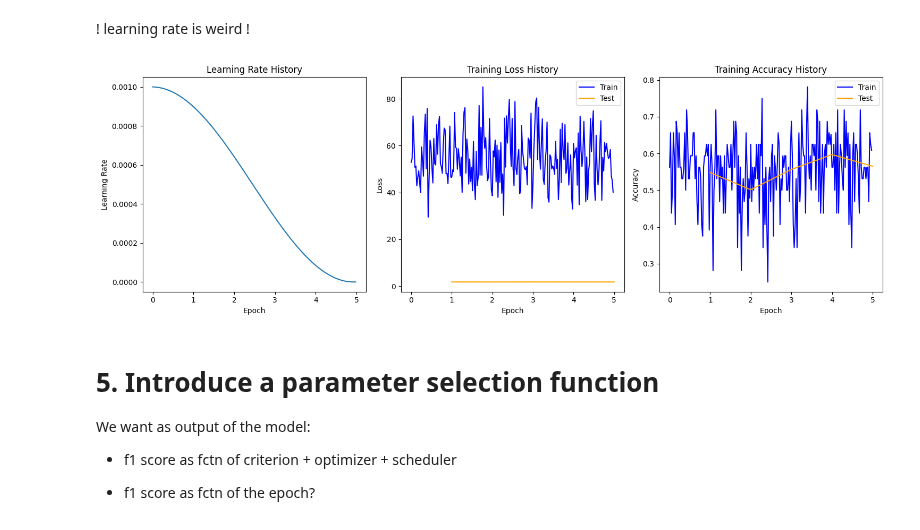
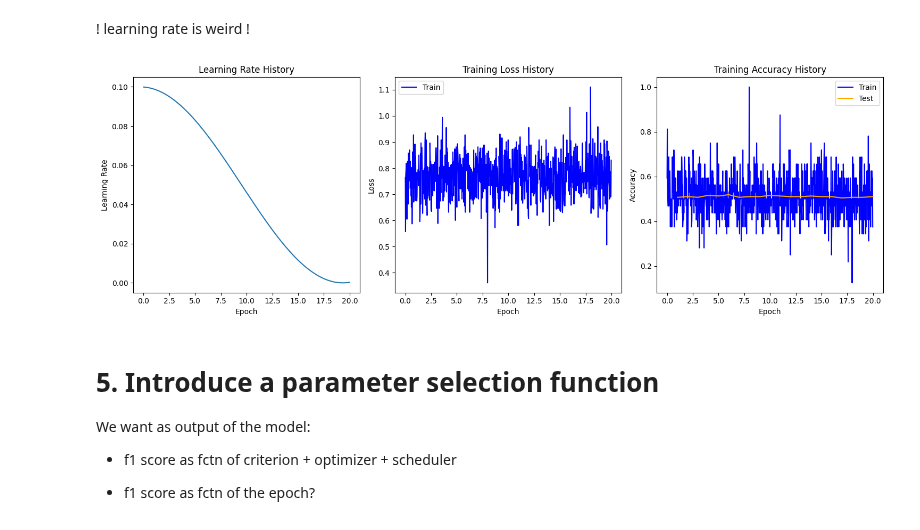
Before and after one commit to CS-433/ml-project-2-jac, a Jupyter notebook: warning_RCNN.ipynb, the cells around one changed output. Drawn from its saved outputs; the diff is of its cells as text; code cells hidden in the pictures.

Commit message:
2nd model runs, accuracy still bad though

```diff
--- a/warning_RCNN.ipynb
+++ b/warning_RCNN.ipynb
@@ -435,11 +432,14 @@ model = CNN()
 There is a lot that can be done here to get very cool hyperparameters
 # %%
 #criterion = torch.nn.CrossEntropyLoss()
-criterion = torch.nn.functional.cross_entropy
+criterion = torch.nn.BCEWithLogitsLoss()
 
-num_epochs = 5
 
-optimizer = torch.optim.AdamW(model.parameters())
+num_epochs = 20
+
+#optimizer = torch.optim.AdamW(model.parameters())
+optimizer = torch.optim.SGD(model.parameters(),lr=0.1,momentum=0.9,nesterov=True) # as seen in paper, needs to be improved/adapted
+
 scheduler = torch.optim.lr_scheduler.CosineAnnealingLR(
     optimizer,
     T_max=(len(train_loader.dataset) * num_epochs) // train_loader.batch_size,
@@ -453,16 +453,19 @@ def train_epoch(model, optimizer, scheduler, criterion, train_loader, epoch, dev
     accuracy_history = []
     lr_history = []
     for batch_idx, (data, target) in enumerate(train_loader):
-        data, target = data.to(device), target.to(device)
+        data, target = data.float().to(device), target.float().to(device)
         optimizer.zero_grad()
         output = model(data)
-        loss = criterion(output, target)
+
+        argmax_output = torch.argmax(output, dim=1).float().clone().detach().requires_grad_(True) # weird but equivalent to torch.tensor(...)
+        loss = criterion(argmax_output, target)
+
         loss.backward()
         optimizer.step()
         scheduler.step()
 
-        threshold = 0.5
-        pred = (output >= threshold).float()
+        pred = torch.argmax(output, dim=1).float().clone().detach().requires_grad_(False)
+
         correct = pred.eq(target.view_as(pred)).sum().item()
         loss_float = loss.item()
         accuracy_float = correct / len(data)
@@ -474,18 +477,25 @@ def train_epoch(model, optimizer, scheduler, criterion, train_loader, epoch, dev
         # this is the if statement of the lab, but it doesn't work for me. it makes no sense to me tbh
         #if batch_idx % (len(train_loader.dataset) // len(data) // 10) == 0:
         # this doesn't work bad, but it just prints the last batch of the epoch
+        """
         if batch_idx == len(train_loader) - 1:
             print(
                 f"* Train Epoch: {epoch}-{batch_idx:03d} \n"
                 f"batch_loss={loss_float:0.2e} "
                 f"batch_acc={accuracy_float:0.3f} "
-                f"lr={scheduler.get_last_lr()[0]:0.3e} "
+                f"lr={scheduler.get_last_lr()[0]:0.3e} \n"
             )
+      """
+    epoch_accuracy = np.sum(accuracy_history) / len(train_loader)
+    epoch_loss = np.sum(loss_history) / len(train_loader)
+    print(f"* Train Epoch: {epoch} \n"
+          f"average accuracy = {100. * epoch_accuracy:.2f}")
 
     return loss_history, accuracy_history, lr_history
 # %% [markdown]
 # 5. Test Script
 # %%
+@torch.no_grad()
 def test_model(model, test_loader, criterion, device):
     model.eval()
     test_loss = 0
@@ -494,8 +504,10 @@ def test_model(model, test_loader, criterion, device):
         for data, target in test_loader:
             data, target = data.to(device), target.to(device)
             output = model(data)
-            test_loss += criterion(output, target).item()  # sum up batch loss
-            pred = (output >= 0.5).float()  # threshold for binary classification
+            pred = torch.argmax(output, dim=1).float().clone().detach().requires_grad_(False)
+            #pred = torch.tensor(torch.argmax(output, dim=1).float(), requires_grad=False)
+
+            test_loss += criterion(pred, target)  # sum up batch loss
             correct += pred.eq(target.view_as(pred)).sum().item()
 
     test_loss /= len(test_loader.dataset)
@@ -534,8 +546,10 @@ val_acc_history = []
 
 device = torch.device("cuda" if torch.cuda.is_available() else "cpu")
 model.to(device)
+i = 1
 
 for epoch in range(1, num_epochs + 1):
+    print(f" === Training starting for epoch {i} / {num_epochs} === \n")
     train_loss, train_acc, lrs = train_epoch(model, optimizer, scheduler, criterion, train_loader, epoch, device)
     train_loss_history.extend(train_loss)
     train_acc_history.extend(train_acc)
@@ -545,8 +559,9 @@ for epoch in range(1, num_epochs + 1):
     test_loss, test_accuracy = test_model(model, test_loader, criterion, device)
     val_loss_history.append(test_loss)
     val_acc_history.append(test_accuracy)
+    i += 1
 
 f1_score = compute_f1(model, device, test_loader)
 
-print("Final F1 score: ", f1_score)
+print(f"Final F1 score: {f1_score:.4f}")
 # %% [output]
@@ -569,37 +600,38 @@ test accuracy [0.5478260869565217, 0.5014492753623189, 0.5565217391304348, 0.597
 n_train = len(train_acc_history)
 t_train = num_epochs * np.arange(n_train) / n_train
 t_test = np.arange(1, num_epochs + 1)
+
 
 fig, axs = plt.subplots(1, 3, figsize=(15, 5))
 
 # Plotting learning rate history
 axs[0].plot(t_train, lr_history)
 axs[0].set_title('Learning Rate History')
 axs[0].set_xlabel('Epoch')
 axs[0].set_ylabel('Learning Rate')
 
 # Plotting training loss history
 axs[1].plot(t_train, train_loss_history, color='b', label="Train")
-axs[1].plot(t_test, val_loss_history, label="Test", color='orange')
+#axs[1].plot(t_test, val_loss_history, label="Test", color='orange')
 axs[1].legend()
 axs[1].set_title('Training Loss History')
 axs[1].set_xlabel('Epoch')
 axs[1].set_ylabel('Loss')
 
 # Plotting training accuracy history
 axs[2].plot(t_train, train_acc_history, color='b', label="Train")
 axs[2].plot(t_test, val_acc_history, label="Test", color='orange')
 axs[2].legend()
 axs[2].set_title('Training Accuracy History')
 axs[2].set_xlabel('Epoch')
 axs[2].set_ylabel('Accuracy')
 
 plt.tight_layout()
 plt.show()
 
 plt.show()
 # %% [output]
-[figure, old version]
+[figure, new version]
 # %% [markdown]
 # 5. Introduce a parameter selection function
 
```
Also changed, not shown: parts of 6 cells of this notebook.
